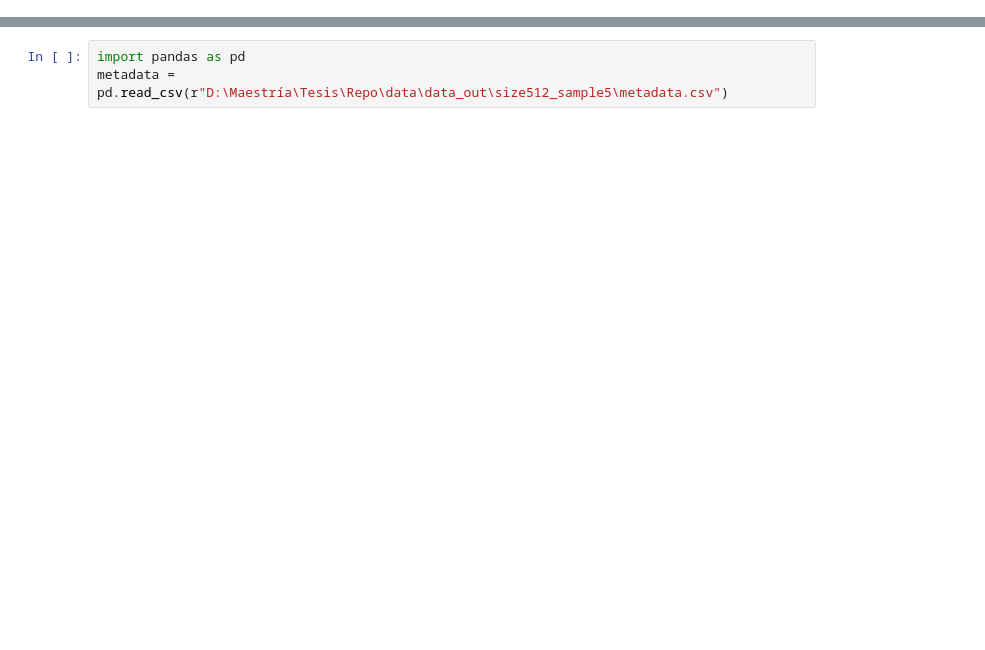
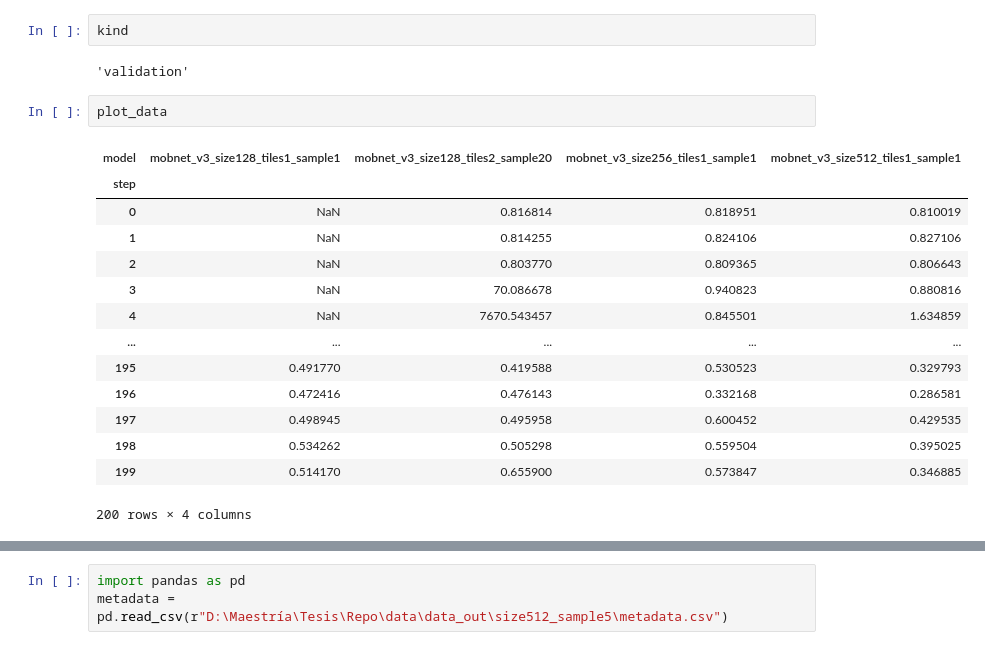
Before and after one commit to Queeno11/Satellite-Imagery-Income-Prediction, a Jupyter notebook: scripts/debug.ipynb, the cells around one changed output, grey strips where cells are left out. Saved outputs shown, nothing was run; the diff lists cells and outputs as text; blank space fills up the shorter version.

```diff
--- a/scripts/debug.ipynb
+++ b/scripts/debug.ipynb
@@ -0,0 +95,21 @@
+# %%
+kind
+# %% [output]
+'validation'
+# %%
+plot_data
+# %% [output]
+| model | mobnet_v3_size128_tiles1_sample1 | mobnet_v3_size128_tiles2_sample20 | mobnet_v3_size256_tiles1_sample1 | mobnet_v3_size512_tiles1_sample1 |
+| step |  |  |  |  |
+| 0 | NaN | 0.816814 | 0.818951 | 0.810019 |
+| 1 | NaN | 0.814255 | 0.824106 | 0.827106 |
+| 2 | NaN | 0.803770 | 0.809365 | 0.806643 |
+| 3 | NaN | 70.086678 | 0.940823 | 0.880816 |
+| 4 | NaN | 7670.543457 | 0.845501 | 1.634859 |
+| ... | ... | ... | ... | ... |
+| 195 | 0.491770 | 0.419588 | 0.530523 | 0.329793 |
+| 196 | 0.472416 | 0.476143 | 0.332168 | 0.286581 |
+| 197 | 0.498945 | 0.495958 | 0.600452 | 0.429535 |
+| 198 | 0.534262 | 0.505298 | 0.559504 | 0.395025 |
+| 199 | 0.514170 | 0.655900 | 0.573847 | 0.346885 |
+200 rows × 4 columns
```
Also changed, not shown: parts of 44 cells of this notebook, 7 other files.
